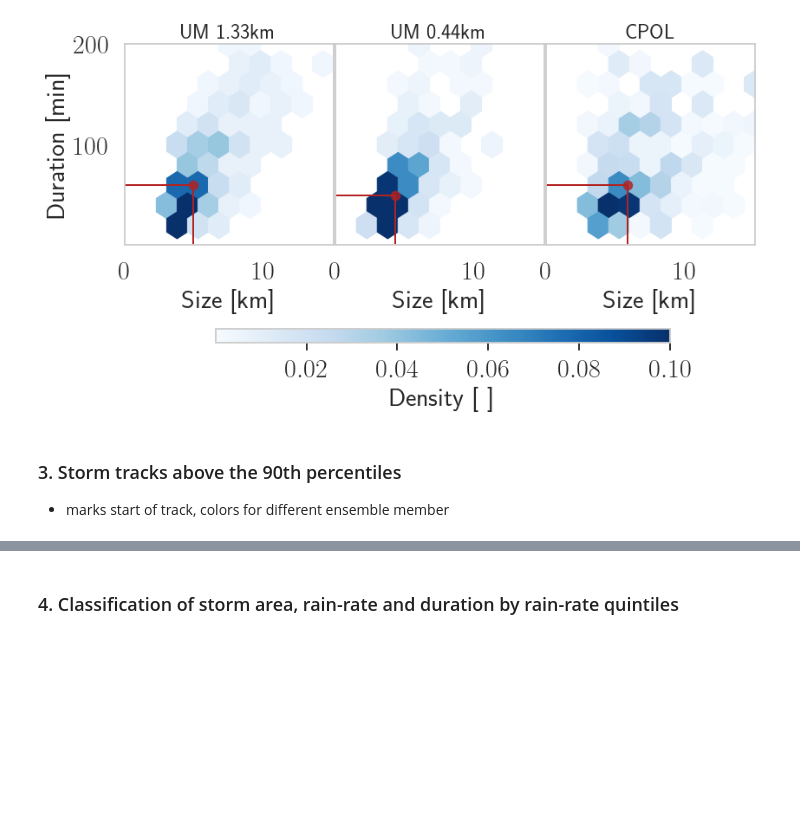
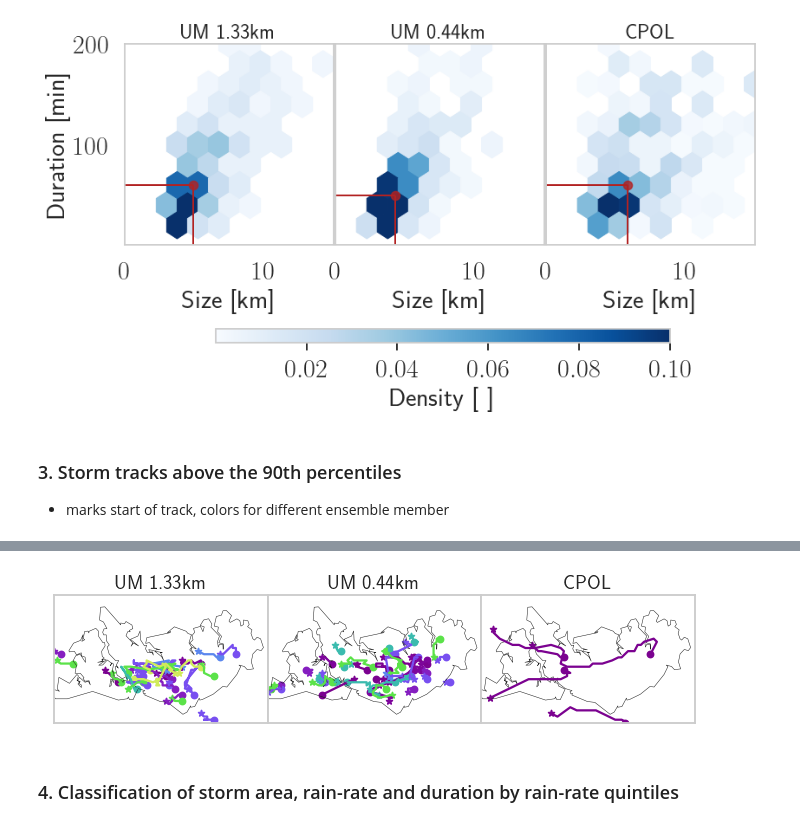
Before and after one commit to antarcticrainforest/RainfallExtremes, a Jupyter notebook: python/AnalyseTracks.ipynb, the cells around one changed output, grey strips where cells are left out. Drawn from its saved outputs; the diff is of its cells as text; code cells hidden in the pictures; blank space fills up the shorter version.

Commit message:
Update plots

```diff
--- a/python/AnalyseTracks.ipynb
+++ b/python/AnalyseTracks.ipynb
@@ -376,13 +375,13 @@ Types = ['UM 1.33km', 'UM 0.44km']
 for ens in ensembles:
         for nn, (mean, tracks) in enumerate(((UM133, UM133_t), (UM044, UM044_t))):
             sys.stdout.flush()
-            sys.stdout.write('\rReading file ....\n')
+            sys.stdout.write('\rReading file ....')
             cold_pool_f = glob.glob(os.path.join(UMdir, ens, 'darwin', mean.resolution, 'Tracking', '*.hdf5'))[0]
             track_f = glob.glob(os.path.join(UMdir, ens, 'darwin', mean.resolution, 'Tracking', '*.pkl'))[0]
             tracks.dataset[ens] = pd.read_pickle(track_f)
             tracks.coldpools[ens] =  pd.read_hdf(cold_pool_f, 'coldpool')
             mean.dataset[ens] = get_coldpools(tracks.dataset[ens], tracks.coldpools[ens])
-            sys.stdout.write('\rReading file .... ok\n')
+            sys.stdout.write('\r ok\n')
             #mean.coldpools[ens] = get_mean(tracks.coldpools[ens])
             mean.cycle[ens] = get_cycle(track_f, Types[nn])
             p1 = np.percentile(tracks.dataset[ens]['mean'],P)
@@ -534,8 +543,8 @@ def ravel(ens_data, run='Cpol', **kwargs):
     df['quant'] = np.zeros(len(df), dtype='i')
     df.index = np.arange(len(df))+1
     return get_quant(df, **kwargs)
-UM133_pdf, UM044_pdf, CPOL_pdf = ravel(UM133_ens, 'UM 1.33km'), ravel(UM044_ens, 'UM 0.44km'), ravel(CPOL, 'CPOL')
-UM133_pdf_cp, UM044_pdf_cp = ravel(UM133_ens_cp, 'UM 1.33km'), ravel(UM044_ens_cp, 'UM 0.44km')
+#UM133_pdf, UM044_pdf, CPOL_pdf = ravel(UM133_ens, 'UM 1.33km'), ravel(UM044_ens, 'UM 0.44km'), ravel(CPOL, 'CPOL')
+#UM133_pdf_cp, UM044_pdf_cp = ravel(UM133_ens_cp, 'UM 1.33km'), ravel(UM044_ens_cp, 'UM 0.44km')
 def matplotlib_to_plotly(cmap, pl_entries, rgb=True):
     h = 1.0/(pl_entries-1)
     pl_colorscale = []
@@ -730,11 +739,9 @@ with nc(CPOLF) as fnc:
 tp = 'mean'
 num=80
 titels = ['UM 1.33km', 'UM 0.44km', 'CPOL']
-#m = None
-for i, data in enumerate(((UM133_t, storm_UM133), (UM044_t, storm_UM044), (tmp_obs, storm_obs))):
-    tracks, stormId = data
+colm = matplotlib_to_plotly(CubeYF_20.get_mpl_colormap(N=8, gamma=2.0),8, rgb=False)
+for i, tracks in enumerate((UM133_t, UM044_t, tmp_obs)):
     ax = fig.add_subplot(1,3,i+1)
-    #ax2 = fig.add_subplot(2,3,i+4)
     ax.set_title(titels[i], fontsize=fontsize-10)
     for ii, tr in enumerate(tracks.dataset.keys()):
         if ii == 0 :
@@ -742,15 +749,10 @@ for i, data in enumerate(((UM133_t, storm_UM133), (UM044_t, storm_UM044), (tmp_o
             m2 = None
         else:
             draw_map = m
-        Id = [stormId.Sim[tr]]
+        #Id = [stormId.Sim[tr]]
         perc = tracks.percentiles[tr][tp][num]
         ax, m, im = plot_traj(tracks.dataset[tr], lon, lat, ax=ax, mintrace=2, thresh=('mean', perc),
-                  color=colm[ii], create_map=draw_map, basemap_res='f', lw=0.5, size=40, particles=None)
-        #ax2, m2, im = plot_traj(tracks.dataset[tr], lon, lat, ax=ax2, mintrace=2, thresh=('mean', perc),
-        #          color=colm[ii], create_map=m2, basemap_res='f', lw=0.5, size=20, particles=Id)
-        #break
-#plt.show()
-#nplot+=1 ; _ = fig.savefig('Vid/Fig_%03i.png'%nplot, bbox_inches='tight', format='png', dpi=300)
-d3plot = mpld3.display(fig)
-display(d3plot)
+                  color=colm[ii], create_map=draw_map, basemap_res='i', lw=0.5, size=40, particles=None)
+#d3plot = mpld3.display(fig)
+#display(d3plot)
 # %% [output]
@@ -758,3 +759,4 @@ display(d3plot)
+[figure, added]
 # %%
 import pickle
 f =  open('../slides/d3plot_map.dmp','wb')
```
Also changed, not shown: parts of 5 cells of this notebook, 9 other files.
